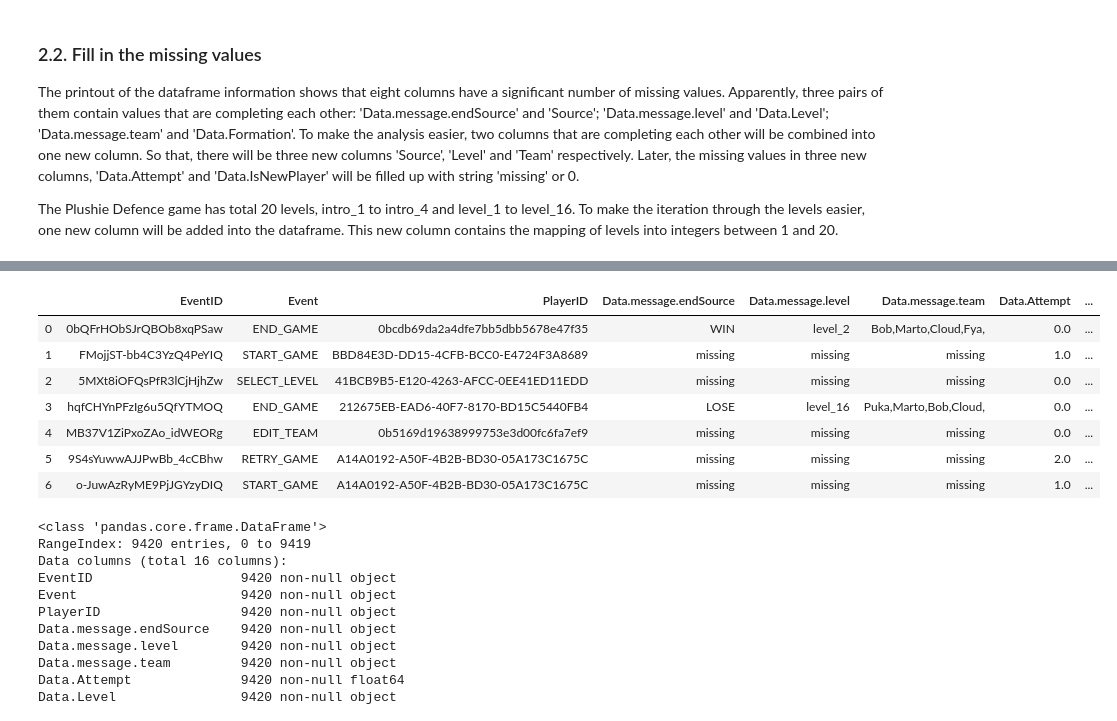
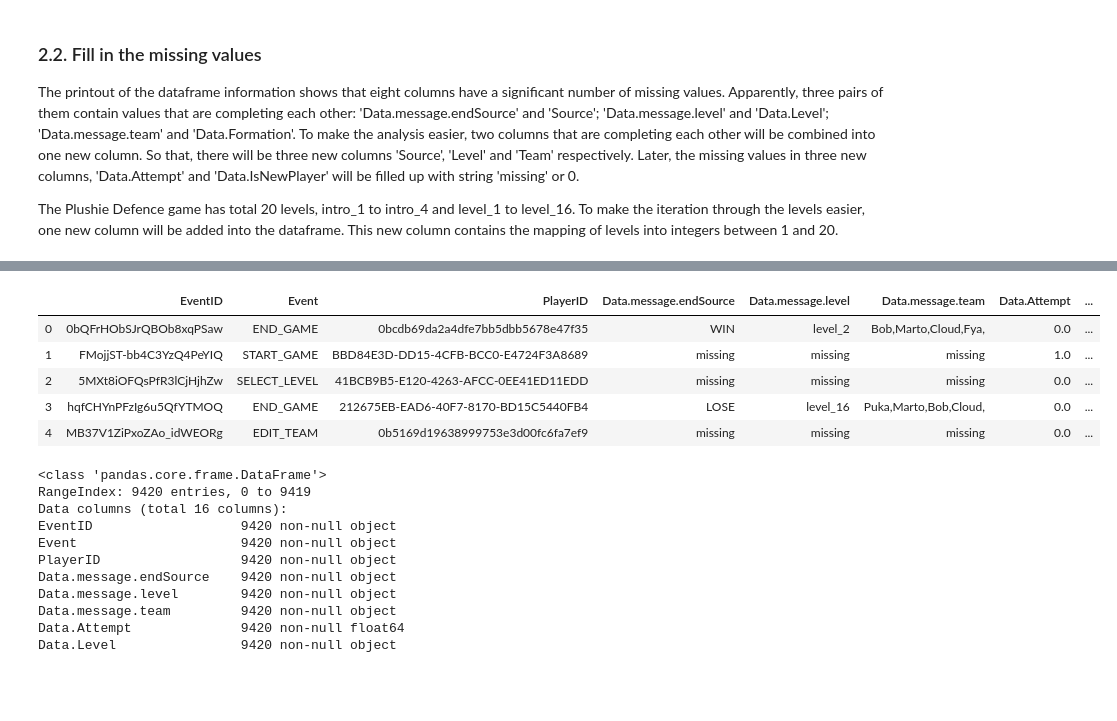
Before and after one commit to lsidharta/Plushie-Defence-Analysis, a Jupyter notebook: Plushie-Defence-Analysis/src/PlushieAnalysis.ipynb, the cells around one changed output, grey strips where cells are left out. Saved outputs shown, nothing was run; the diff lists cells and outputs as text; code cells hidden in the pictures; blank space fills up the shorter version.

```diff
--- a/Plushie-Defence-Analysis/src/PlushieAnalysis.ipynb
+++ b/Plushie-Defence-Analysis/src/PlushieAnalysis.ipynb
@@ -141,10 +148,10 @@ display(df[(df['PlayerID'] == 'BBD84E3D-DD15-4CFB-BCC0-E4724F3A8689') & (df['Eve
 # %%
 """
-Function gather_columns(dataframe, column1, column2, column3)
+Function join_columns(dataframe, column1, column2, column3)
     This function bring together column1 and column2, and
     fill the missing values with 'missing' string.
 """
-def gather_columns(dataframe, column1, column2, column3):
+def join_columns(dataframe, column1, column2, column3):
     dataframe[column3] = dataframe[column1]
     #Fill the missing value with values of 'Data.Source'
     dataframe[column3].fillna(dataframe[column2], inplace=True)
@@ -153,16 +160,17 @@ def gather_columns(dataframe, column1, column2, column3):
     #Fill in the missing value in column1 and column2
     dataframe[column1].fillna('missing', inplace=True)
     dataframe[column2].fillna('missing', inplace=True)
+
     return dataframe
 # %%
 # Gather 'Data.message.endSource' and 'Data.Source'
-df = gather_columns(df, 'Data.message.endSource', 'Data.Source', 'Source')
+df = join_columns(df, 'Data.message.endSource', 'Data.Source', 'Source')
 # %%
 # Gather 'Data.message.team' and 'Data.Formation'
-df = gather_columns(df, 'Data.message.team', 'Data.Formation', 'Team')
+df = join_columns(df, 'Data.message.team', 'Data.Formation', 'Team')
 # %%
 # Gather 'Data.message.level' and 'Data.Level'.
-df = gather_columns(df, 'Data.message.level', 'Data.Level', 'Level')
+df = join_columns(df, 'Data.message.level', 'Data.Level', 'Level')
 # %%
 """
 Map the string type Level to integer type Level's label 'Level_lbl' to make it easy to sort or to loop.
@@ -185,16 +193,14 @@ it will be replaced with 'missing' value.
 df['Data.IsNewPlayer'].fillna('missing', inplace=True)
 # %%
 # Dataframe after tidying up
-display(df.head(7))
+display(df.head())
 # %% [output]
 |  | EventID | Event | PlayerID | Data.message.endSource | Data.message.level | Data.message.team | Data.Attempt | ... |
 | 0 | 0bQFrHObSJrQBOb8xqPSaw | END_GAME | 0bcdb69da2a4dfe7bb5dbb5678e47f35 | WIN | level_2 | Bob,Marto,Cloud,Fya, | 0.0 | ... |
 | 1 | FMojjST-bb4C3YzQ4PeYIQ | START_GAME | BBD84E3D-DD15-4CFB-BCC0-E4724F3A8689 | missing | missing | missing | 1.0 | ... |
 | 2 | 5MXt8iOFQsPfR3lCjHjhZw | SELECT_LEVEL | 41BCB9B5-E120-4263-AFCC-0EE41ED11EDD | missing | missing | missing | 0.0 | ... |
 | 3 | hqfCHYnPFzIg6u5QfYTMOQ | END_GAME | 212675EB-EAD6-40F7-8170-BD15C5440FB4 | LOSE | level_16 | Puka,Marto,Bob,Cloud, | 0.0 | ... |
 | 4 | MB37V1ZiPxoZAo_idWEORg | EDIT_TEAM | 0b5169d19638999753e3d00fc6fa7ef9 | missing | missing | missing | 0.0 | ... |
-| 5 | 9S4sYuwwAJJPwBb_4cCBhw | RETRY_GAME | A14A0192-A50F-4B2B-BD30-05A173C1675C | missing | missing | missing | 2.0 | ... |
-| 6 | o-JuwAzRyME9PjJGYzyDIQ | START_GAME | A14A0192-A50F-4B2B-BD30-05A173C1675C | missing | missing | missing | 1.0 | ... |
 # %%
 # Summarize the dataframe information
 df.info(null_counts=True)
```
Also changed, not shown: parts of 40 cells of this notebook.
